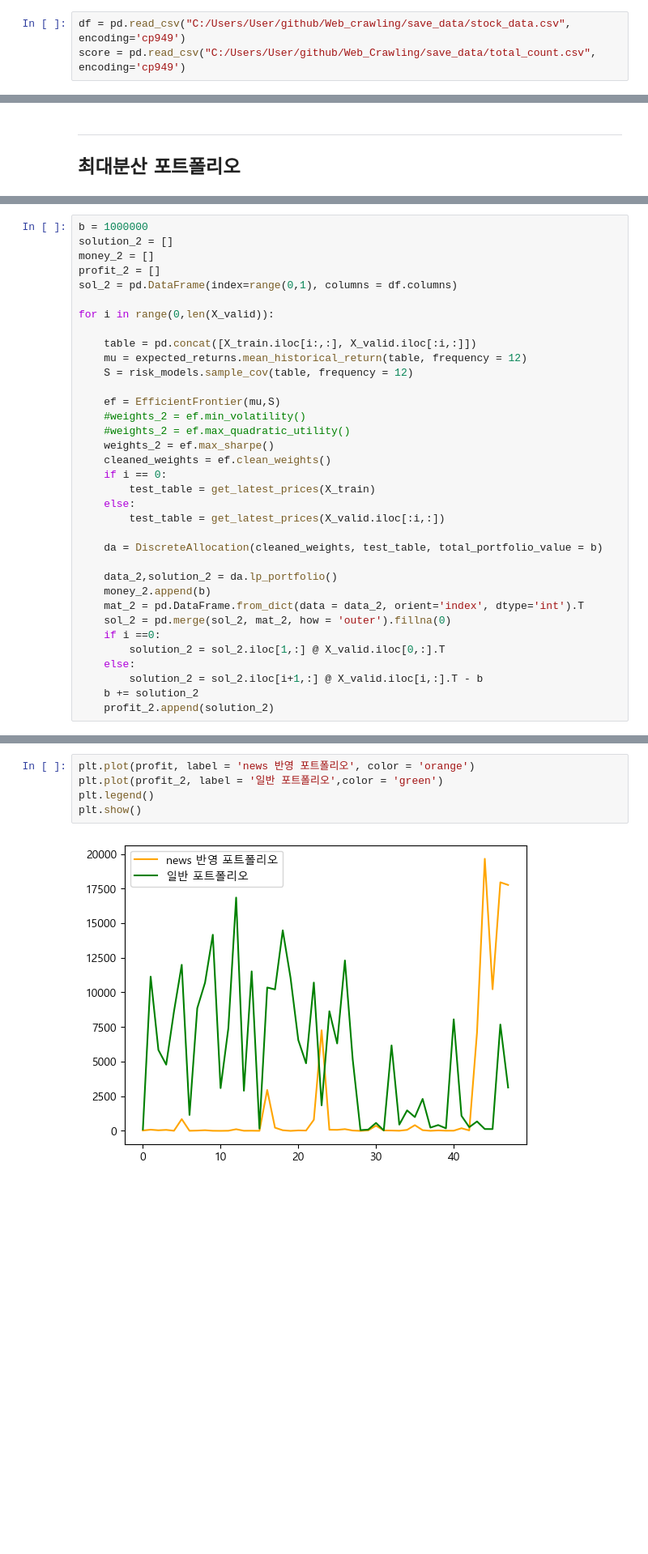
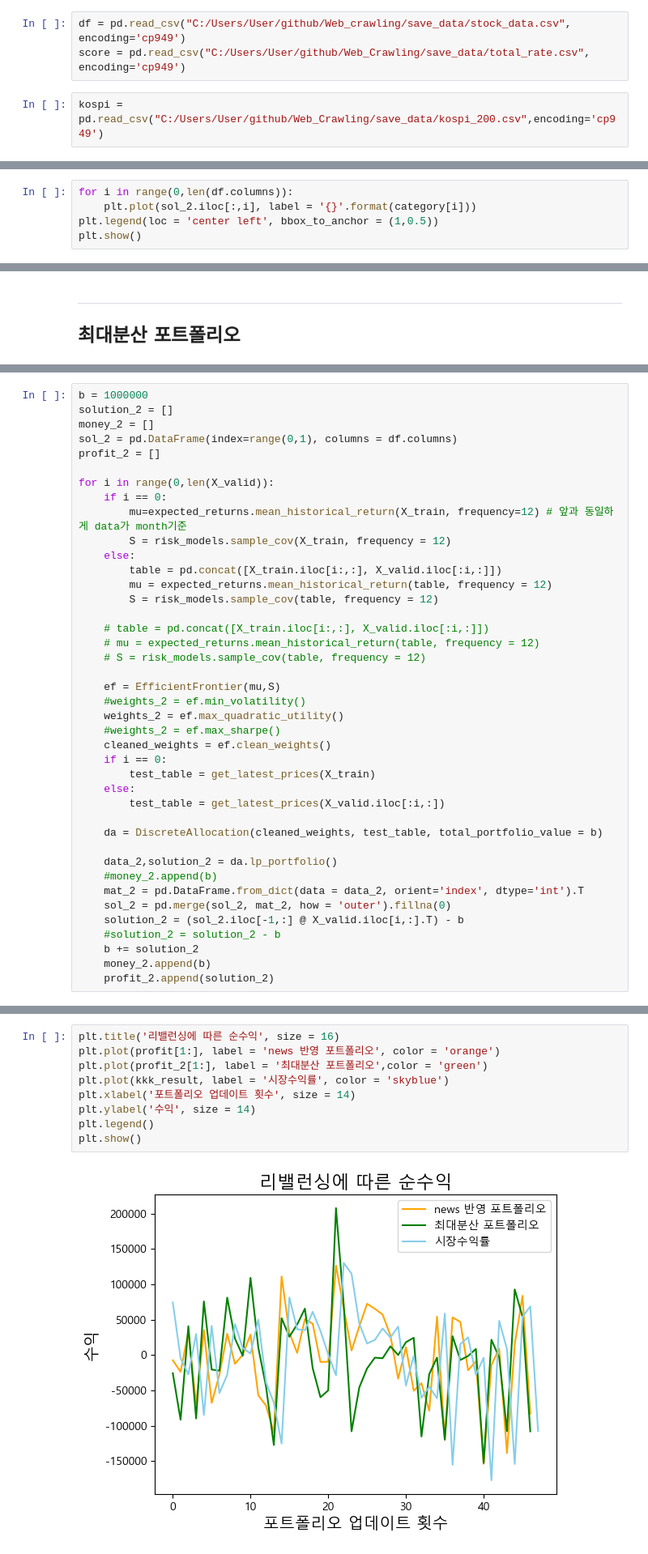
Before and after one commit to Jjineeq/Web_Crawling, a Jupyter notebook: Quant_total.ipynb, the cells around one changed output, grey strips where cells are left out. Shown at 81% size. Drawn from its saved outputs; the diff is of its cells as text; blank space fills up the shorter version.

```diff
--- a/Quant_total.ipynb
+++ b/Quant_total.ipynb
@@ -49,4 +49,6 @@ from pypfopt import expected_returns
 from pypfopt.discrete_allocation import DiscreteAllocation, get_latest_prices
 # %%
 df = pd.read_csv("C:/Users/User/github/Web_crawling/save_data/stock_data.csv", encoding='cp949')
-score = pd.read_csv("C:/Users/User/github/Web_Crawling/save_data/total_count.csv", encoding='cp949')
+score = pd.read_csv("C:/Users/User/github/Web_Crawling/save_data/total_rate.csv", encoding='cp949')
+# %%
+kospi = pd.read_csv("C:/Users/User/github/Web_Crawling/save_data/kospi_200.csv",encoding='cp949')
@@ -275,0 +321,5 @@ plt.show()
+# %%
+for i in range(0,len(df.columns)):
+    plt.plot(sol_2.iloc[:,i], label = '{}'.format(category[i]))
+plt.legend(loc = 'center left', bbox_to_anchor = (1,0.5))
+plt.show()
@@ -324,19 +376,26 @@ for i in range(0,len(X_valid)):
 b = 1000000
 solution_2 = []
 money_2 = []
+sol_2 = pd.DataFrame(index=range(0,1), columns = df.columns)
 profit_2 = []
-sol_2 = pd.DataFrame(index=range(0,1), columns = df.columns)
 
 for i in range(0,len(X_valid)):
+    if i == 0:
+        mu=expected_returns.mean_historical_return(X_train, frequency=12) # 앞과 동일하게 data가 month기준
+        S = risk_models.sample_cov(X_train, frequency = 12)
+    else:
+        table = pd.concat([X_train.iloc[i:,:], X_valid.iloc[:i,:]])
+        mu = expected_returns.mean_historical_return(table, frequency = 12)
+        S = risk_models.sample_cov(table, frequency = 12)
 
-    table = pd.concat([X_train.iloc[i:,:], X_valid.iloc[:i,:]])
-    mu = expected_returns.mean_historical_return(table, frequency = 12)
-    S = risk_models.sample_cov(table, frequency = 12)
+    # table = pd.concat([X_train.iloc[i:,:], X_valid.iloc[:i,:]])
+    # mu = expected_returns.mean_historical_return(table, frequency = 12)
+    # S = risk_models.sample_cov(table, frequency = 12)
 
     ef = EfficientFrontier(mu,S)
     #weights_2 = ef.min_volatility()
-    #weights_2 = ef.max_quadratic_utility()
-    weights_2 = ef.max_sharpe()
+    weights_2 = ef.max_quadratic_utility()
+    #weights_2 = ef.max_sharpe()
     cleaned_weights = ef.clean_weights()
     if i == 0:
         test_table = get_latest_prices(X_train)
@@ -346,12 +405,11 @@ for i in range(0,len(X_valid)):
     da = DiscreteAllocation(cleaned_weights, test_table, total_portfolio_value = b)
 
     data_2,solution_2 = da.lp_portfolio()
-    money_2.append(b)
+    #money_2.append(b)
     mat_2 = pd.DataFrame.from_dict(data = data_2, orient='index', dtype='int').T
     sol_2 = pd.merge(sol_2, mat_2, how = 'outer').fillna(0)
-    if i ==0:
-        solution_2 = sol_2.iloc[1,:] @ X_valid.iloc[0,:].T
-    else:
-        solution_2 = sol_2.iloc[i+1,:] @ X_valid.iloc[i,:].T - b
+    solution_2 = (sol_2.iloc[-1,:] @ X_valid.iloc[i,:].T) - b
+    #solution_2 = solution_2 - b
     b += solution_2
+    money_2.append(b)
     profit_2.append(solution_2)
@@ -389,10 +427,14 @@ Text(0.5, 1.0, '포트폴리오 업데이트 횟수별 예상 누적 수익 변
 # %%
-plt.plot(profit, label = 'news 반영 포트폴리오', color = 'orange')
-plt.plot(profit_2, label = '일반 포트폴리오',color = 'green')
+plt.title('리밸런싱에 따른 순수익', size = 16)
+plt.plot(profit[1:], label = 'news 반영 포트폴리오', color = 'orange')
+plt.plot(profit_2[1:], label = '최대분산 포트폴리오',color = 'green')
+plt.plot(kkk_result, label = '시장수익률', color = 'skyblue')
+plt.xlabel('포트폴리오 업데이트 횟수', size = 14)
+plt.ylabel('수익', size = 14)
 plt.legend()
 plt.show()
 # %% [output]
-[figure, old version]
+[figure, new version]
 # %% [markdown]
 ---
 ## Max sharpe 포트폴리오 비교
```
Also changed, not shown: parts of 37 cells of this notebook, 2 other files.
